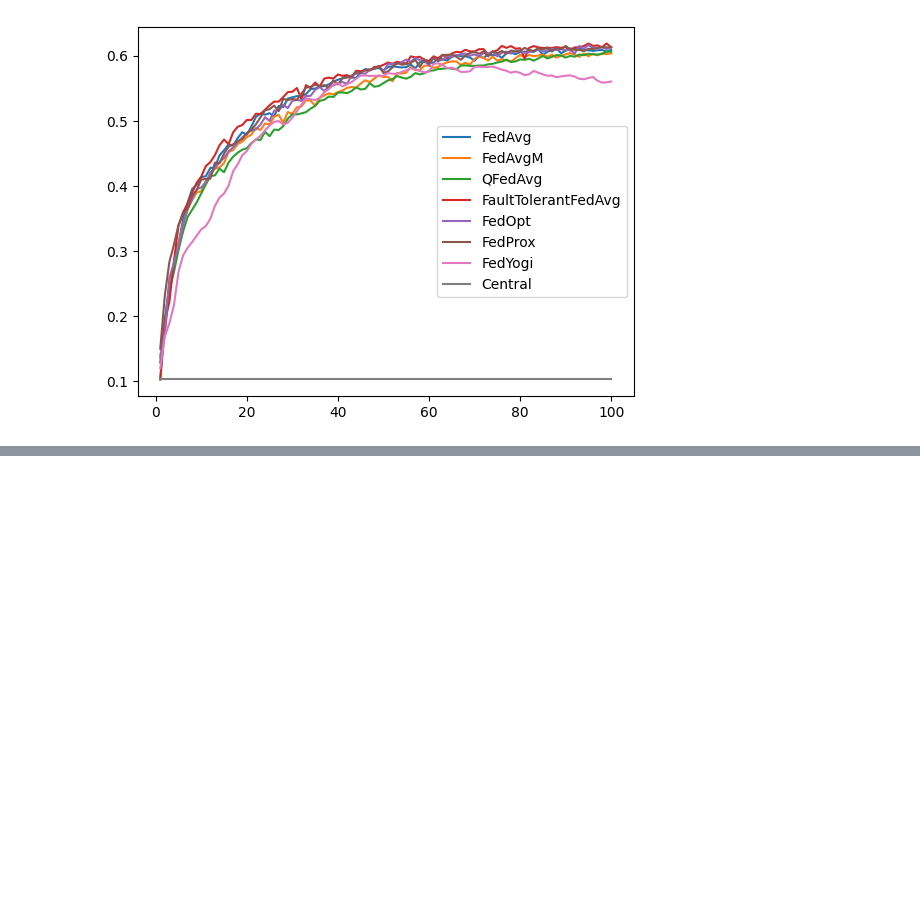
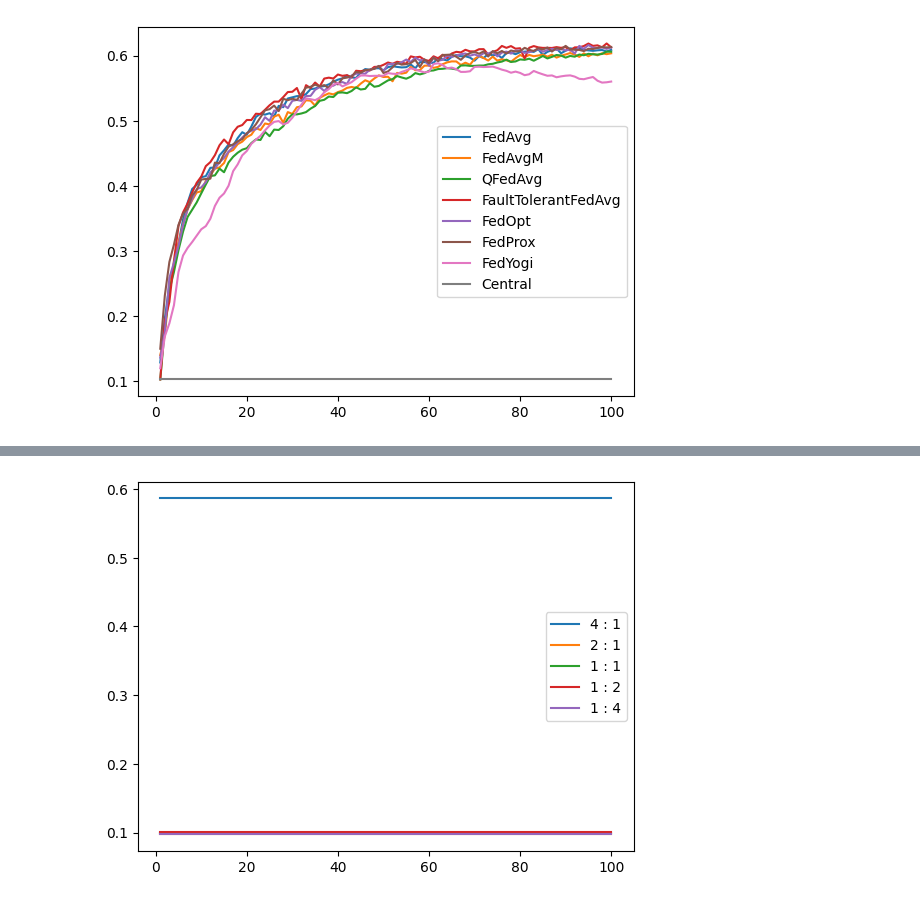
Before and after one commit to hyu-iot/federated-learning, a Jupyter notebook: src/visualize_result.ipynb, the cells around one changed output, grey strips where cells are left out. Drawn from its saved outputs; the diff is of its cells as text; code cells hidden in the pictures; blank space fills up the shorter version.

```diff
--- a/src/visualize_result.ipynb
+++ b/src/visualize_result.ipynb
@@ -81,0 +72,4 @@ line_accuracy = df_accuracy.plot.line()
+# %%
+line_accuracy = df_accuracy.plot.line()
+# %% [output]
+[figure, added]
```
Also changed, not shown: parts of 9 cells of this notebook, 4 other files.
